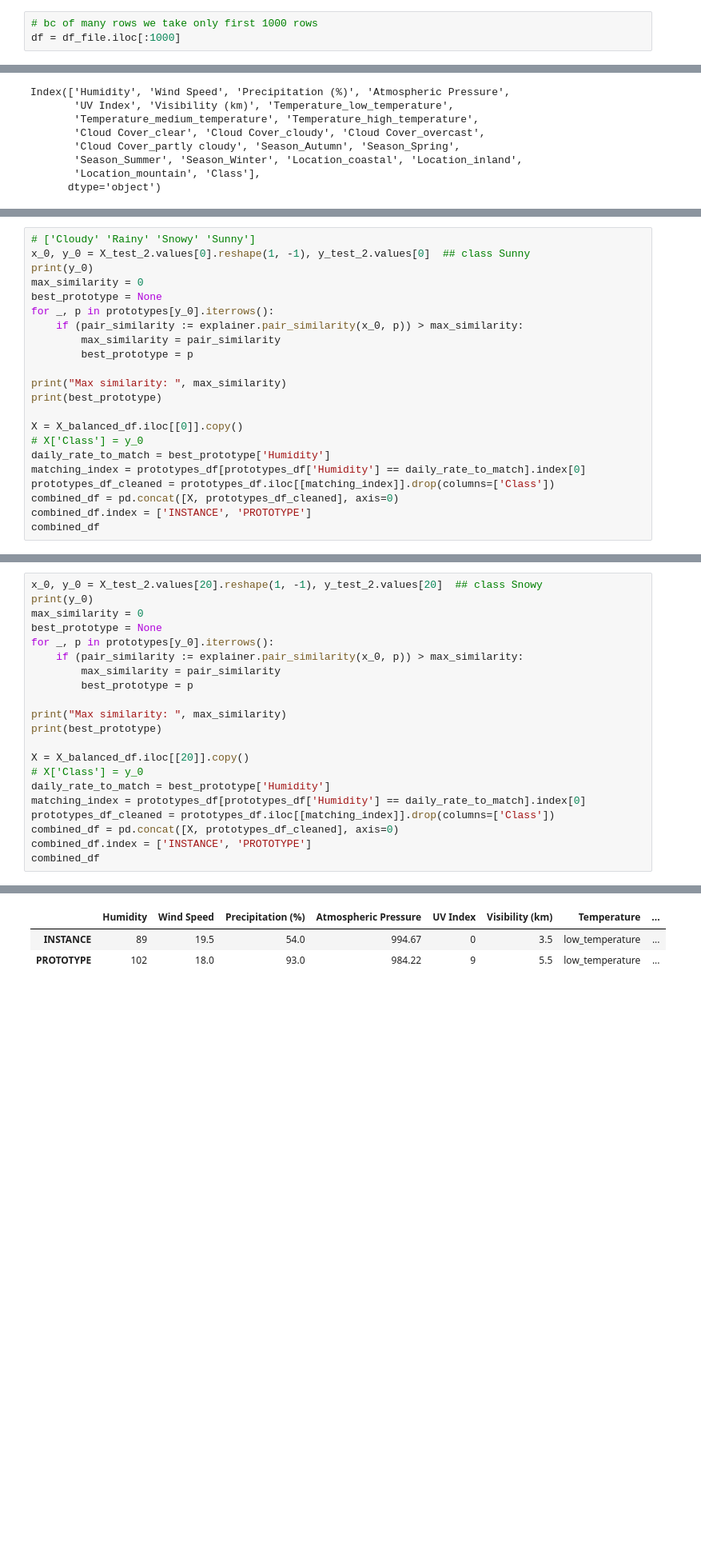
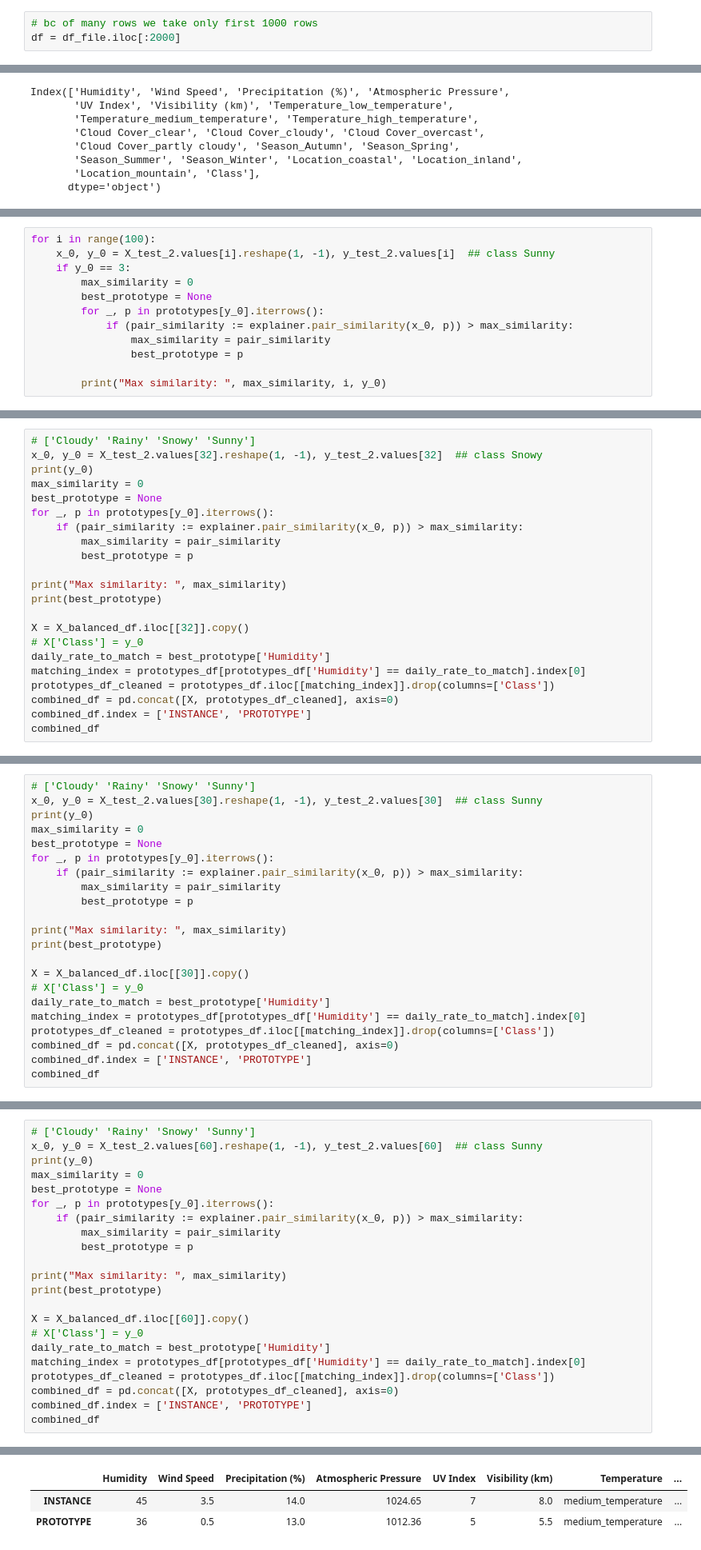
Before and after one commit to chihab4real/Explanation-Comparisons, a Jupyter notebook: WeatherMainWithPrototypes.ipynb, the cells around one changed output, grey strips where cells are left out. Shown at 80% size. Cells and saved outputs as stored; diff of their text form; blank space fills up the shorter version.

```diff
--- a/WeatherMainWithPrototypes.ipynb
+++ b/WeatherMainWithPrototypes.ipynb
@@ -40,7 +40,7 @@ print(f"Number of rows: {num_rows}")
 Number of rows: 13200
 # %%
 # bc of many rows we take only first 1000 rows
-df = df_file.iloc[:1000]
+df = df_file.iloc[:2000]
 # %% [markdown]
 📌 Check for Null Values in the Data
 # %%
@@ -376,0 +387,12 @@ X_balanced_df.head()
+# %%
+for i in range(100):
+    x_0, y_0 = X_test_2.values[i].reshape(1, -1), y_test_2.values[i]  ## class Sunny
+    if y_0 == 3:
+        max_similarity = 0
+        best_prototype = None
+        for _, p in prototypes[y_0].iterrows():
+            if (pair_similarity := explainer.pair_similarity(x_0, p)) > max_similarity:
+                max_similarity = pair_similarity
+                best_prototype = p
+
+        print("Max similarity: ", max_similarity, i, y_0)
@@ -376,0 +503,22 @@ X_balanced_df.head()
+# %%
+# ['Cloudy' 'Rainy' 'Snowy' 'Sunny']
+x_0, y_0 = X_test_2.values[32].reshape(1, -1), y_test_2.values[32]  ## class Snowy
+print(y_0)
+max_similarity = 0
+best_prototype = None
+for _, p in prototypes[y_0].iterrows():
+    if (pair_similarity := explainer.pair_similarity(x_0, p)) > max_similarity:
+        max_similarity = pair_similarity
+        best_prototype = p
+
+print("Max similarity: ", max_similarity)
+print(best_prototype)
+
+X = X_balanced_df.iloc[[32]].copy()
+# X['Class'] = y_0
+daily_rate_to_match = best_prototype['Humidity']
+matching_index = prototypes_df[prototypes_df['Humidity'] == daily_rate_to_match].index[0]
+prototypes_df_cleaned = prototypes_df.iloc[[matching_index]].drop(columns=['Class'])
+combined_df = pd.concat([X, prototypes_df_cleaned], axis=0)
+combined_df.index = ['INSTANCE', 'PROTOTYPE']
+combined_df
@@ -377,6 +546,6 @@ X_balanced_df.head()
 # %%
 # ['Cloudy' 'Rainy' 'Snowy' 'Sunny']
-x_0, y_0 = X_test_2.values[0].reshape(1, -1), y_test_2.values[0]  ## class Sunny
+x_0, y_0 = X_test_2.values[30].reshape(1, -1), y_test_2.values[30]  ## class Sunny
 print(y_0)
 max_similarity = 0
 best_prototype = None
@@ -388,7 +557,7 @@ for _, p in prototypes[y_0].iterrows():
 print("Max similarity: ", max_similarity)
 print(best_prototype)
 
-X = X_balanced_df.iloc[[0]].copy()
+X = X_balanced_df.iloc[[30]].copy()
 # X['Class'] = y_0
 daily_rate_to_match = best_prototype['Humidity']
 matching_index = prototypes_df[prototypes_df['Humidity'] == daily_rate_to_match].index[0]
@@ -420,5 +589,6 @@ Name: 927, dtype: float64
 # %%
-x_0, y_0 = X_test_2.values[20].reshape(1, -1), y_test_2.values[20]  ## class Snowy
+# ['Cloudy' 'Rainy' 'Snowy' 'Sunny']
+x_0, y_0 = X_test_2.values[60].reshape(1, -1), y_test_2.values[60]  ## class Sunny
 print(y_0)
 max_similarity = 0
 best_prototype = None
@@ -430,7 +600,7 @@ for _, p in prototypes[y_0].iterrows():
 print("Max similarity: ", max_similarity)
 print(best_prototype)
 
-X = X_balanced_df.iloc[[20]].copy()
+X = X_balanced_df.iloc[[60]].copy()
 # X['Class'] = y_0
 daily_rate_to_match = best_prototype['Humidity']
 matching_index = prototypes_df[prototypes_df['Humidity'] == daily_rate_to_match].index[0]
@@ -459,3 +629,3 @@ Name: 572, dtype: float64
 |  | Humidity | Wind Speed | Precipitation (%) | Atmospheric Pressure | UV Index | Visibility (km) | Temperature | ... |
-| INSTANCE | 89 | 19.5 | 54.0 | 994.67 | 0 | 3.5 | low_temperature | ... |
-| PROTOTYPE | 102 | 18.0 | 93.0 | 984.22 | 9 | 5.5 | low_temperature | ... |
+| INSTANCE | 45 | 3.5 | 14.0 | 1024.65 | 7 | 8.0 | medium_temperature | ... |
+| PROTOTYPE | 36 | 0.5 | 13.0 | 1012.36 | 5 | 5.5 | medium_temperature | ... |
```
Also changed, not shown: parts of 21 cells of this notebook, 14 other files.
